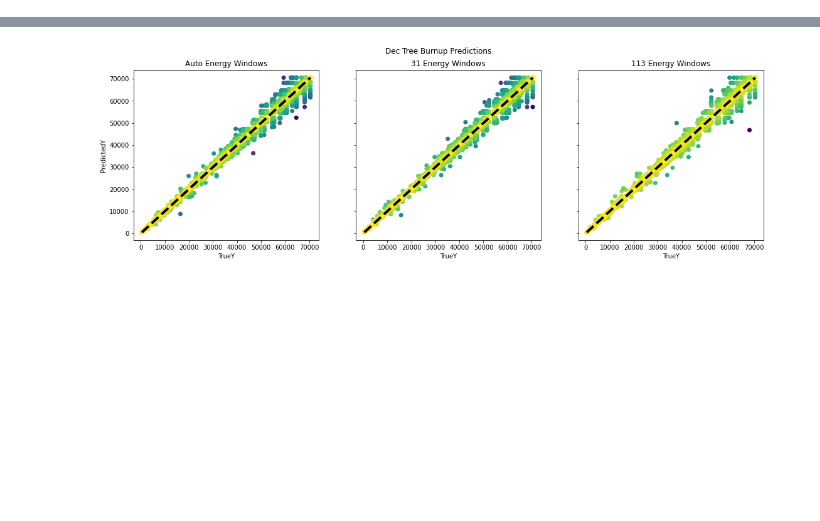
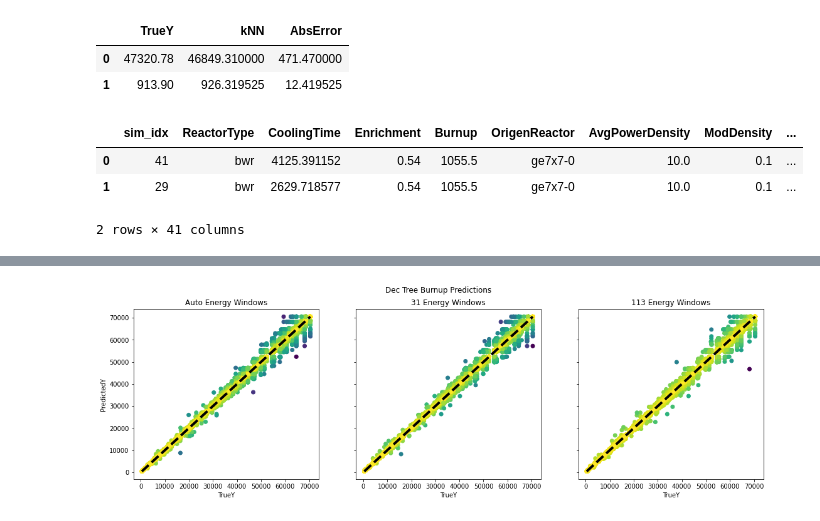
Before and after one commit to opotowsky/process_results, a Jupyter notebook: plot_predictions.ipynb, the cells around one changed output, grey strips where cells are left out. Saved outputs shown, nothing was run; the diff lists cells and outputs as text; code cells hidden in the pictures; blank space fills up the shorter version.

```diff
--- a/plot_predictions.ipynb
+++ b/plot_predictions.ipynb
@@ -28,3 +28,16 @@ dtr113 = pd.read_csv(learn_path + 'n113/' + dtrcsv).drop(columns='Unnamed: 0')
+# %%
+knn_auto.head(2)
+# %% [output]
+|  | TrueY | kNN | AbsError |
+| 0 | 47320.78 | 46849.310000 | 471.470000 |
+| 1 | 913.90 | 926.319525 | 12.419525 |
+# %%
+d1mll_auto.head(2)
+# %% [output]
+|  | sim_idx | ReactorType | CoolingTime | Enrichment | Burnup | OrigenReactor | AvgPowerDensity | ModDensity | ... |
+| 0 | 41 | bwr | 4125.391152 | 0.54 | 1055.5 | ge7x7-0 | 10.0 | 0.1 | ... |
+| 1 | 29 | bwr | 2629.718577 | 0.54 | 1055.5 | ge7x7-0 | 10.0 | 0.1 | ... |
+2 rows × 41 columns
 # %%
 algs = ['MLL', 'kNN', 'Dec Tree']
 en_lists = ['Auto', '31', '113']
```
Also changed, not shown: parts of 6 cells of this notebook, 1 other file.
